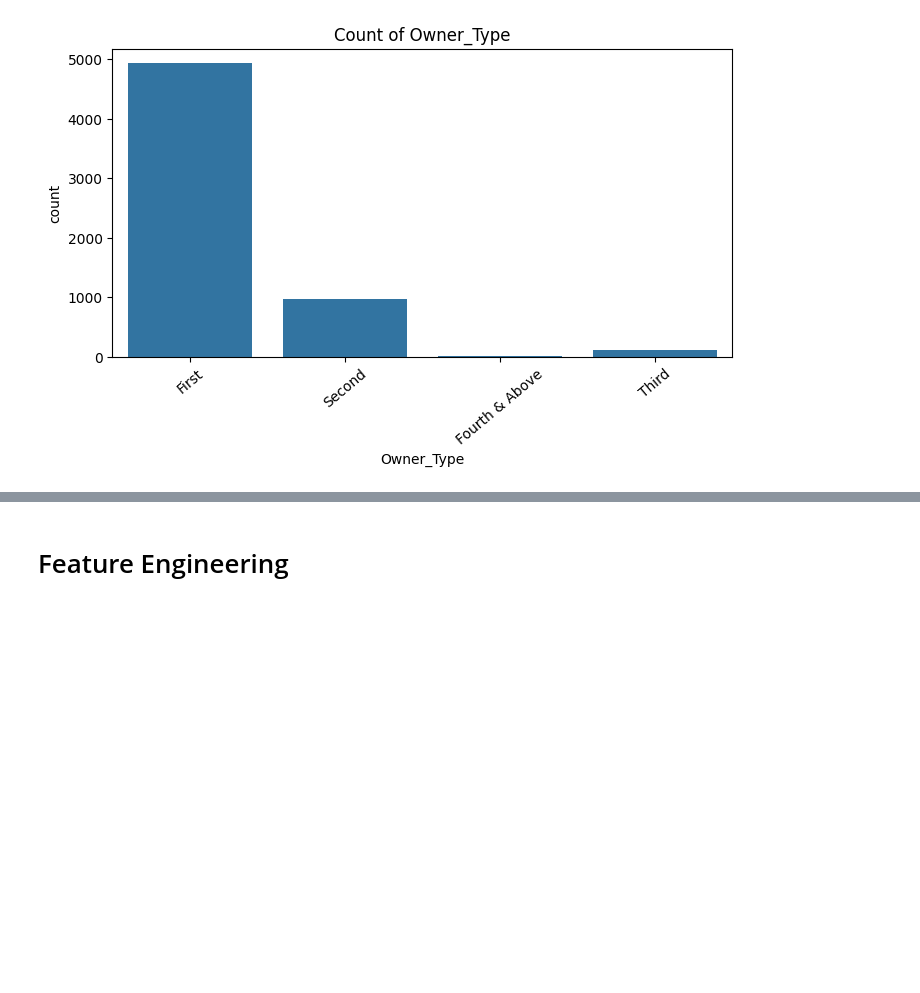
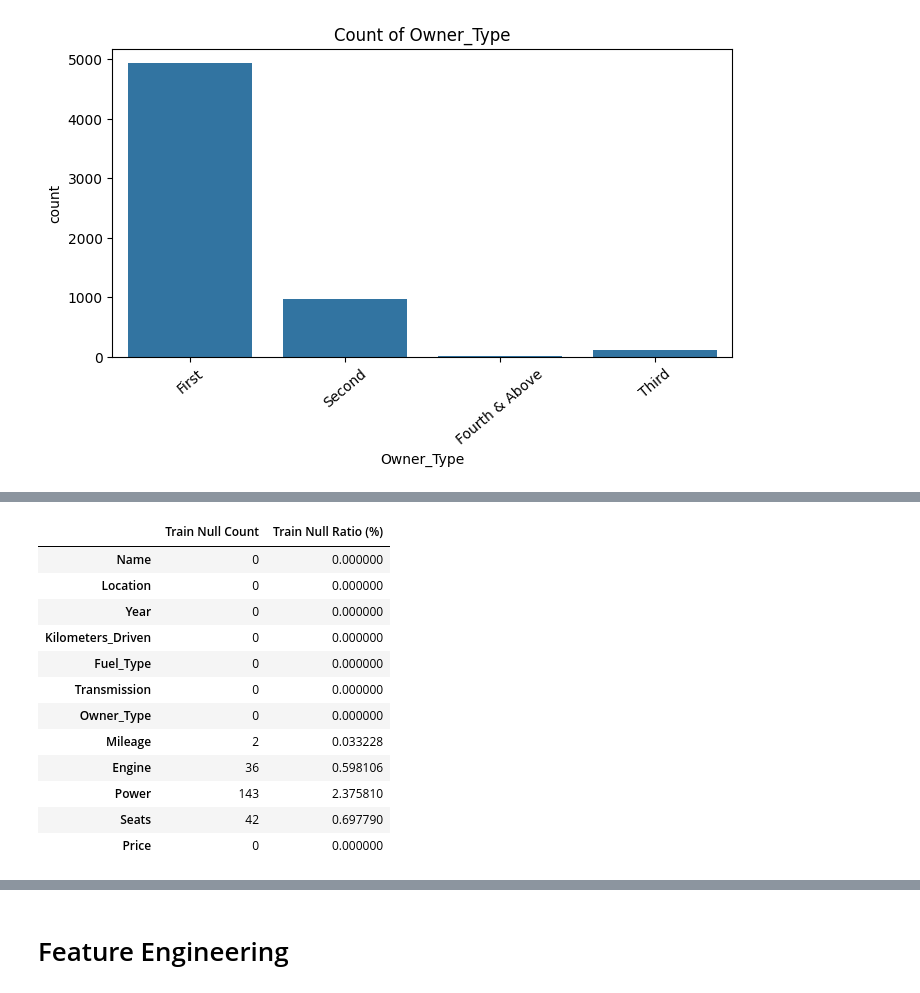
Before and after one commit to TuanTu1007/Used_Cars_Price_Analysis, a Jupyter notebook: Source/preprocessing_data.ipynb, the cells around one changed output, grey strips where cells are left out. Cells and saved outputs as stored; diff of their text form; code cells hidden in the pictures; blank space fills up the shorter version.

Commit message:
preprcessing data

```diff
--- a/Source/preprocessing_data.ipynb
+++ b/Source/preprocessing_data.ipynb
@@ -282,0 +309,19 @@ for column in train_cat:
+# %%
+pd.DataFrame({
+    'Train Null Count': df.isna().sum(),
+    'Train Null Ratio (%)': (df.isna().sum() / len(df)) * 100
+})
+# %% [output]
+|  | Train Null Count | Train Null Ratio (%) |
+| Name | 0 | 0.000000 |
+| Location | 0 | 0.000000 |
+| Year | 0 | 0.000000 |
+| Kilometers_Driven | 0 | 0.000000 |
+| Fuel_Type | 0 | 0.000000 |
+| Transmission | 0 | 0.000000 |
+| Owner_Type | 0 | 0.000000 |
+| Mileage | 2 | 0.033228 |
+| Engine | 36 | 0.598106 |
+| Power | 143 | 2.375810 |
+| Seats | 42 | 0.697790 |
+| Price | 0 | 0.000000 |
```
Also changed, not shown: parts of 26 cells of this notebook.
